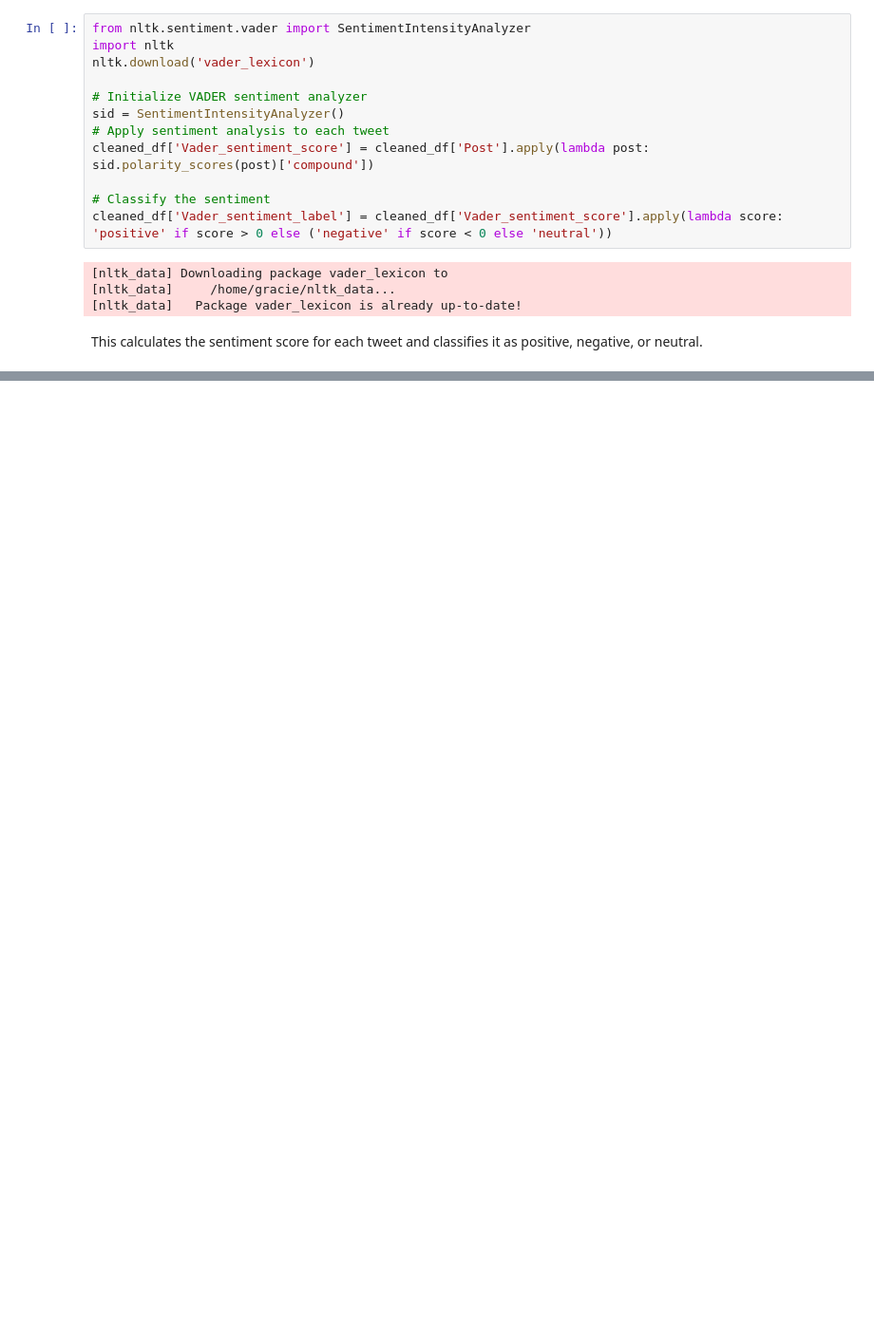
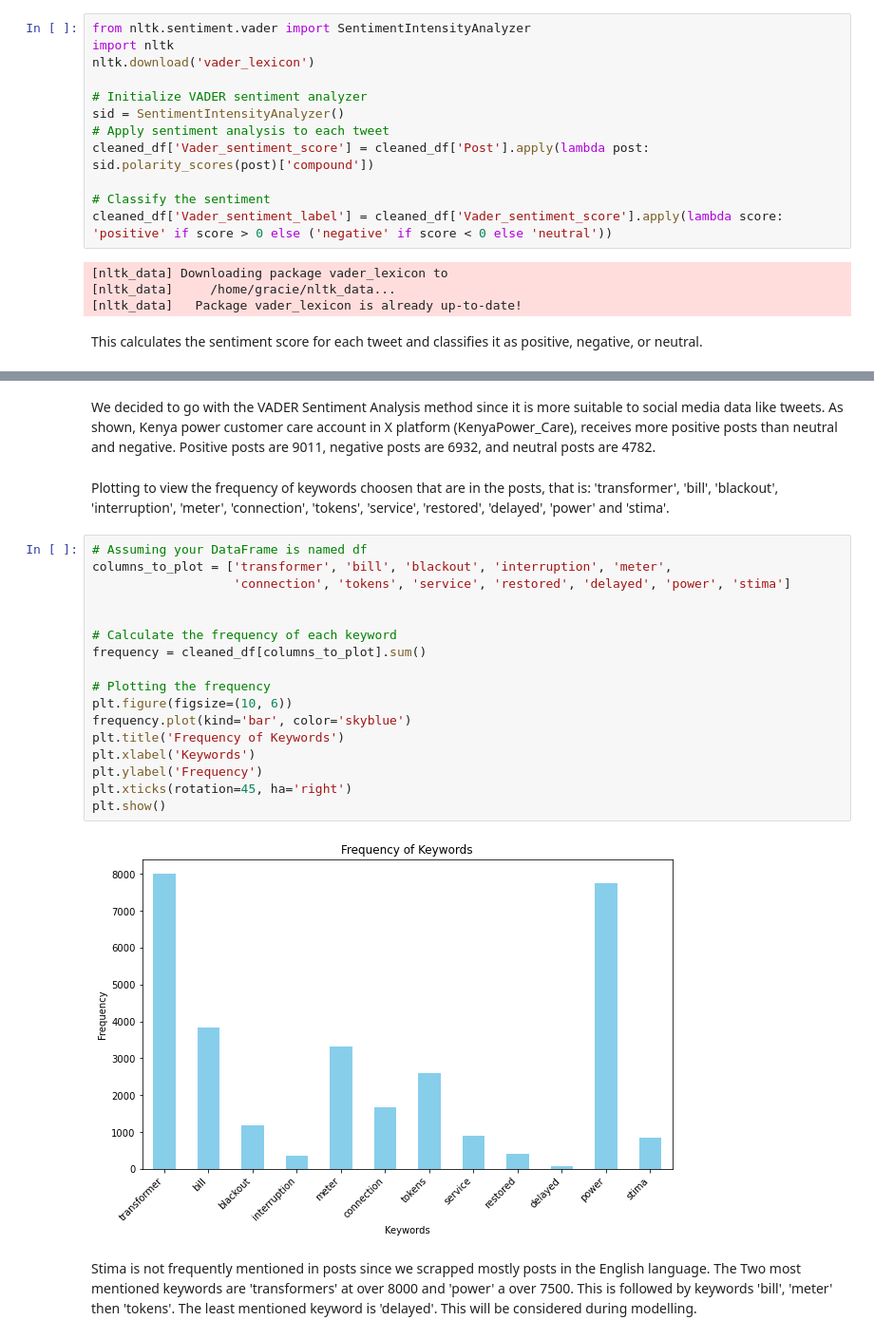
Before and after one commit to clydeochieng/Sentiment-Analysis-on-Kenya-Power-Customer-Experience, a Jupyter notebook: index.ipynb, the cells around one changed output, grey strips where cells are left out. Shown at 95% size. Drawn from its saved outputs; the diff is of its cells as text; blank space fills up the shorter version.

```diff
--- a/index.ipynb
+++ b/index.ipynb
@@ -438,0 +518,28 @@ NameError: name 'cleaned_df' is not defined
+# %% [markdown]
+We decided to go with the VADER Sentiment Analysis method since it is more suitable to social media data like tweets.
+As shown, Kenya power customer care account in X platform (KenyaPower_Care), receives more positive posts than neutral and negative. Positive posts are 9011, negative posts are 6932, and neutral posts are 4782.
+# %% [markdown]
+Plotting to view the frequency of keywords choosen that are in the posts, that is: 'transformer', 'bill', 'blackout', 'interruption', 'meter',
+                   'connection', 'tokens', 'service', 'restored', 'delayed', 'power' and 'stima'.
+# %%
+# Assuming your DataFrame is named df
+columns_to_plot = ['transformer', 'bill', 'blackout', 'interruption', 'meter',
+                   'connection', 'tokens', 'service', 'restored', 'delayed', 'power', 'stima']
+
+
+# Calculate the frequency of each keyword
+frequency = cleaned_df[columns_to_plot].sum()
+
+# Plotting the frequency
+plt.figure(figsize=(10, 6))
+frequency.plot(kind='bar', color='skyblue')
+plt.title('Frequency of Keywords')
+plt.xlabel('Keywords')
+plt.ylabel('Frequency')
+plt.xticks(rotation=45, ha='right')
+plt.show()
+# %% [output]
+[figure, added]
+# %% [markdown]
+Stima is not frequently mentioned in posts since we scrapped mostly posts in the English language. The Two most mentioned keywords are 'transformers' at over 8000 and 'power' a over 7500. This is followed by keywords 'bill', 'meter' then 'tokens'. The least mentioned keyword is 'delayed'.
+This will be considered during modelling.
```
Also changed, not shown: parts of 14 cells of this notebook.
